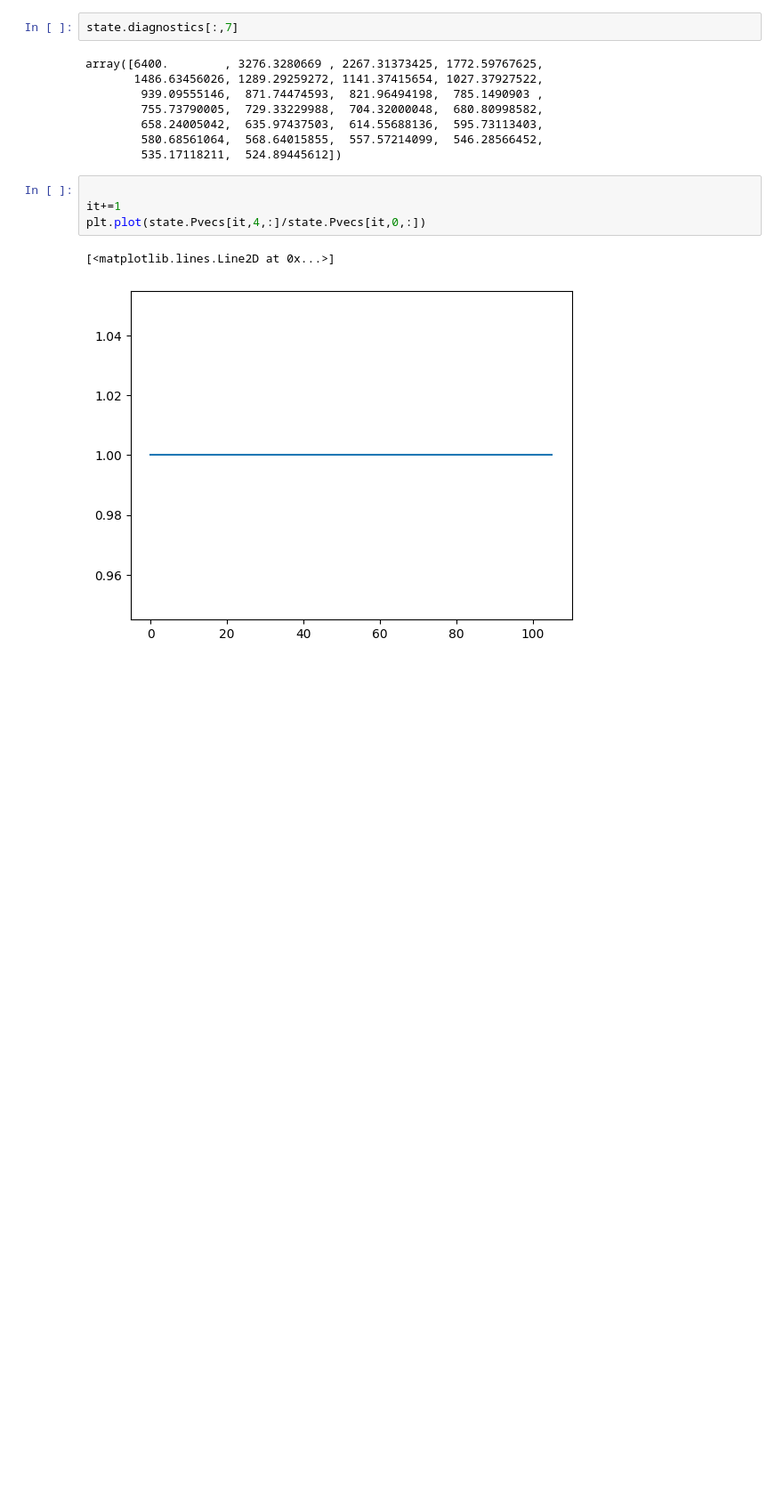
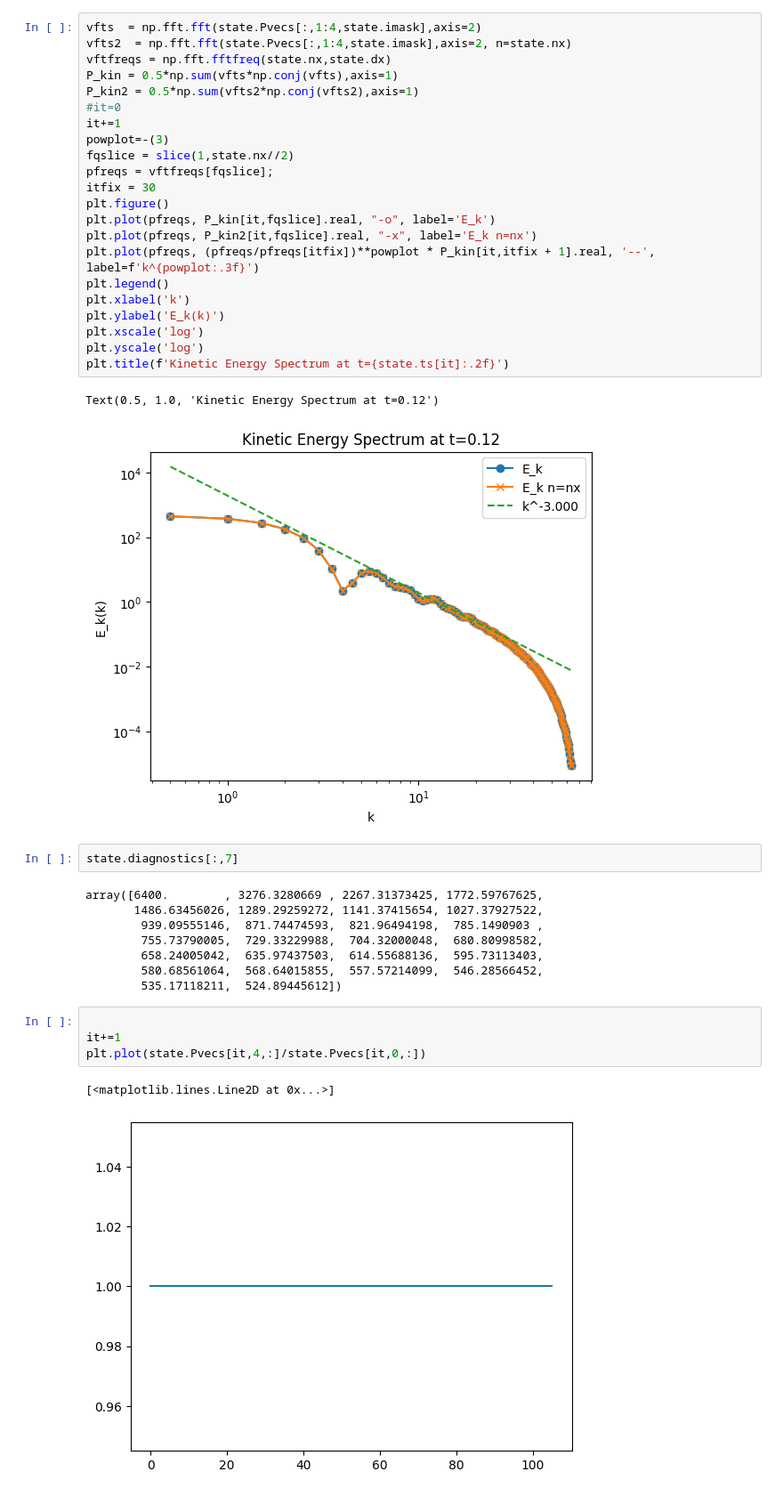
Before and after one commit to Jimbo-Coder/PyFluid, a Jupyter notebook: main_mhd.ipynb, the cells around one changed output. Shown at 89% size. Drawn from its saved outputs; the diff is of its cells as text; blank space fills up the shorter version.

```diff
--- a/main_mhd.ipynb
+++ b/main_mhd.ipynb
@@ -1799,3 +1814,28 @@ Runtime = 0.0006 s, Compile Time = 0.0032 s
+# %%
+vfts  = np.fft.fft(state.Pvecs[:,1:4,state.imask],axis=2)
+vfts2  = np.fft.fft(state.Pvecs[:,1:4,state.imask],axis=2, n=state.nx)
+vftfreqs = np.fft.fftfreq(state.nx,state.dx)
+P_kin = 0.5*np.sum(vfts*np.conj(vfts),axis=1)
+P_kin2 = 0.5*np.sum(vfts2*np.conj(vfts2),axis=1)
+#it=0
+it+=1
+powplot=-(3)
+fqslice = slice(1,state.nx//2)
+pfreqs = vftfreqs[fqslice];
+itfix = 30
+plt.figure()
+plt.plot(pfreqs, P_kin[it,fqslice].real, "-o", label='E_k')
+plt.plot(pfreqs, P_kin2[it,fqslice].real, "-x", label='E_k n=nx')
+plt.plot(pfreqs, (pfreqs/pfreqs[itfix])**powplot * P_kin[it,itfix + 1].real, '--', label=f'k^{powplot:.3f}')
+plt.legend()
+plt.xlabel('k')
+plt.ylabel('E_k(k)')
+plt.xscale('log')
+plt.yscale('log')
+plt.title(f'Kinetic Energy Spectrum at t={state.ts[it]:.2f}')
+# %% [output]
+Text(0.5, 1.0, 'Kinetic Energy Spectrum at t=0.12')
+[figure, added]
 # %%
 state.diagnostics[:,7]
 # %% [output]
```
Also changed, not shown: parts of 3 cells of this notebook, 9 other files.
